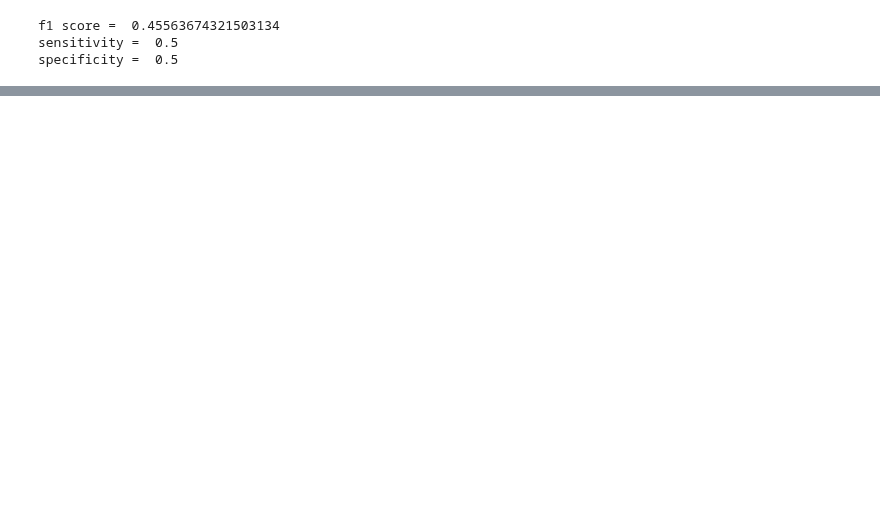
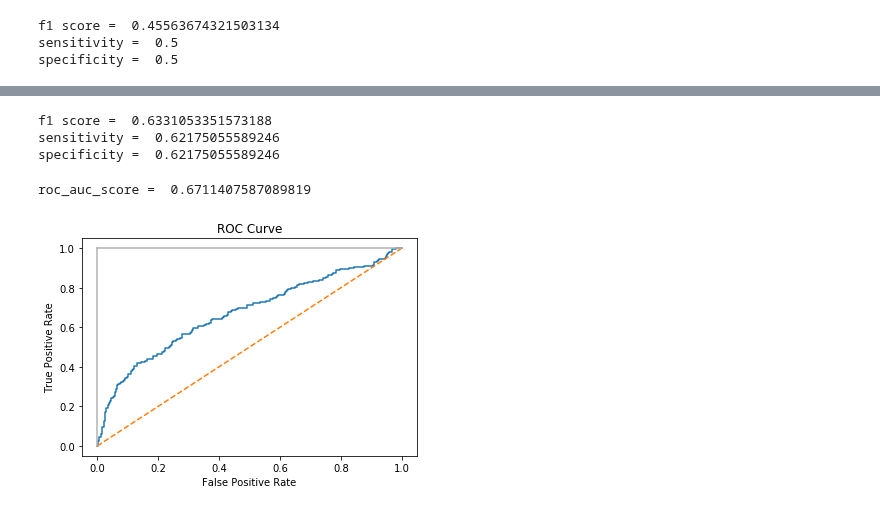
Before and after one commit to oliverZZ/193B_Glucose_Monitor, a Jupyter notebook: Infection_Detection_SVM.ipynb, the cells around one changed output, grey strips where cells are left out. Drawn from its saved outputs; the diff is of its cells as text; code cells hidden in the pictures; blank space fills up the shorter version.

```diff
--- a/Infection_Detection_SVM.ipynb
+++ b/Infection_Detection_SVM.ipynb
@@ -351,0 +691,78 @@ roc_auc_score =  0.6124351458796577
+# %%
+x = bg[['Hct', 'Platelet', 'WBC', 'Temp', 'RR', 'HR']].values
+y = bg['Sepsis'].values
+
+train_x, test_x, train_y, test_y = train_test_split(x, y, test_size=0.2, random_state=0)
+
+#scaler = StandardScaler()
+#scaler = MinMaxScaler()
+#scaler = MaxAbsScaler()
+scaler = RobustScaler()
+#scaler = PowerTransformer()
+#scaler = QuantileTransformer()
+
+train_x = scaler.fit_transform(train_x)
+test_x = scaler.transform(test_x) # change this to change test_x
+
+n_minority = len(train_y[train_y == 1])
+n_majority = int(n_minority * 1.75)
+sampling_numbers = {0: n_majority, 1: n_minority}
+
+rus = imblearn.under_sampling.RandomUnderSampler(sampling_strategy=sampling_numbers)
+train_x_rus, train_y_rus = rus.fit_resample(train_x, train_y)
+train_y_rus = pd.Series(train_y_rus)
+
+f1_score_scores = [[],[]]
+sensitivity = []
+specificity = []
+
+# RFE: Feature ranking with recursive feature elimination.
+# SVM is a classifier -> predicting discrete categorical labels
+# SVR, which stands for Support Vector Regressor, is a regressor
+# SVR for continuous data, SVC for discrete data
+# SVM for discrete
+model = svm.SVC(kernel="rbf", probability=True)
+#model = RFE(estimator, 5, step=1)
+
+for i in range(0,10):
+  model.fit(train_x_rus, train_y_rus)
+  predictions = model.predict(test_x) # problem?
+  report = classification_report(test_y, predictions, output_dict = True)
+  ss = imblearn.metrics.sensitivity_specificity_support(test_y, predictions, average='macro')
+
+  sensitivity.append(ss[0])
+  specificity.append(ss[1])
+
+  # F1 score: weighted average of the precision and recall
+  f1_score_scores[0].append(report['0']['f1-score'])
+  f1_score_scores[1].append(report['1']['f1-score'])
+
+f1_score_scores_avg_0 = sum(f1_score_scores[0]) / 10
+f1_score_scores_avg_1 = sum(f1_score_scores[1]) / 10
+sensitivity_avg = sum(sensitivity) / 10
+specificity_avg = sum(specificity) / 10
+
+print("f1 score = ", (f1_score_scores_avg_0 + f1_score_scores_avg_1)/2)
+print("sensitivity = ", sensitivity_avg)
+print("specificity = ", specificity_avg)
+# %% [output]
+f1 score =  0.6331053351573188
+sensitivity =  0.62175055589246
+specificity =  0.62175055589246
+# %%
+from sklearn.metrics import roc_curve, roc_auc_score
+
+y_score = model.predict_proba(test_x)[:,1]
+false_positive_rate, true_positive_rate, threshold = roc_curve(test_y, y_score)
+print('roc_auc_score = ', roc_auc_score(test_y, y_score))
+
+plt.title('ROC Curve')
+plt.plot(false_positive_rate, true_positive_rate)
+plt.plot([0, 1], ls="--")
+plt.plot([0, 0], [1, 0] , c=".7"), plt.plot([1, 1] , c=".7")
+plt.ylabel('True Positive Rate')
+plt.xlabel('False Positive Rate')
+plt.show()
+# %% [output]
+roc_auc_score =  0.6711407587089819
+[figure, added]
```
Also changed, not shown: parts of 16 cells of this notebook.
